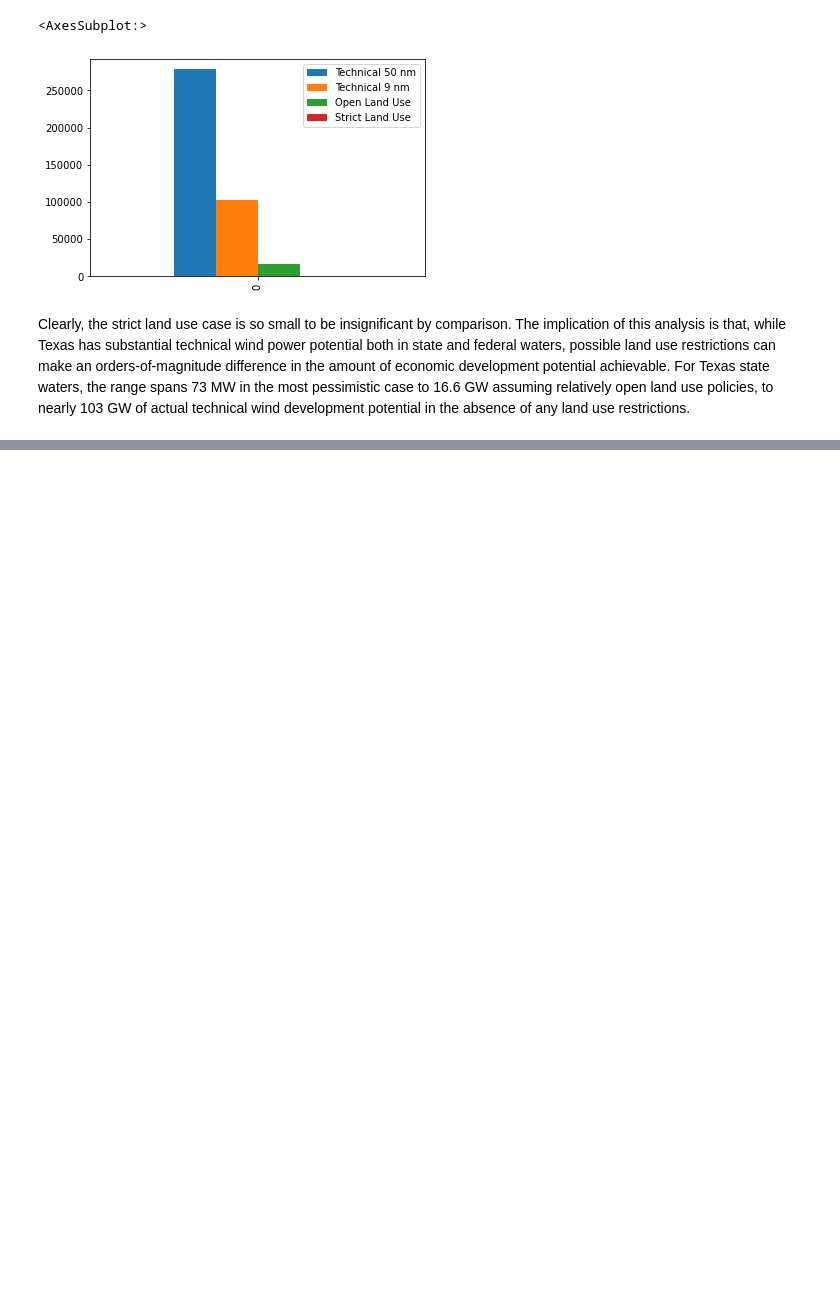
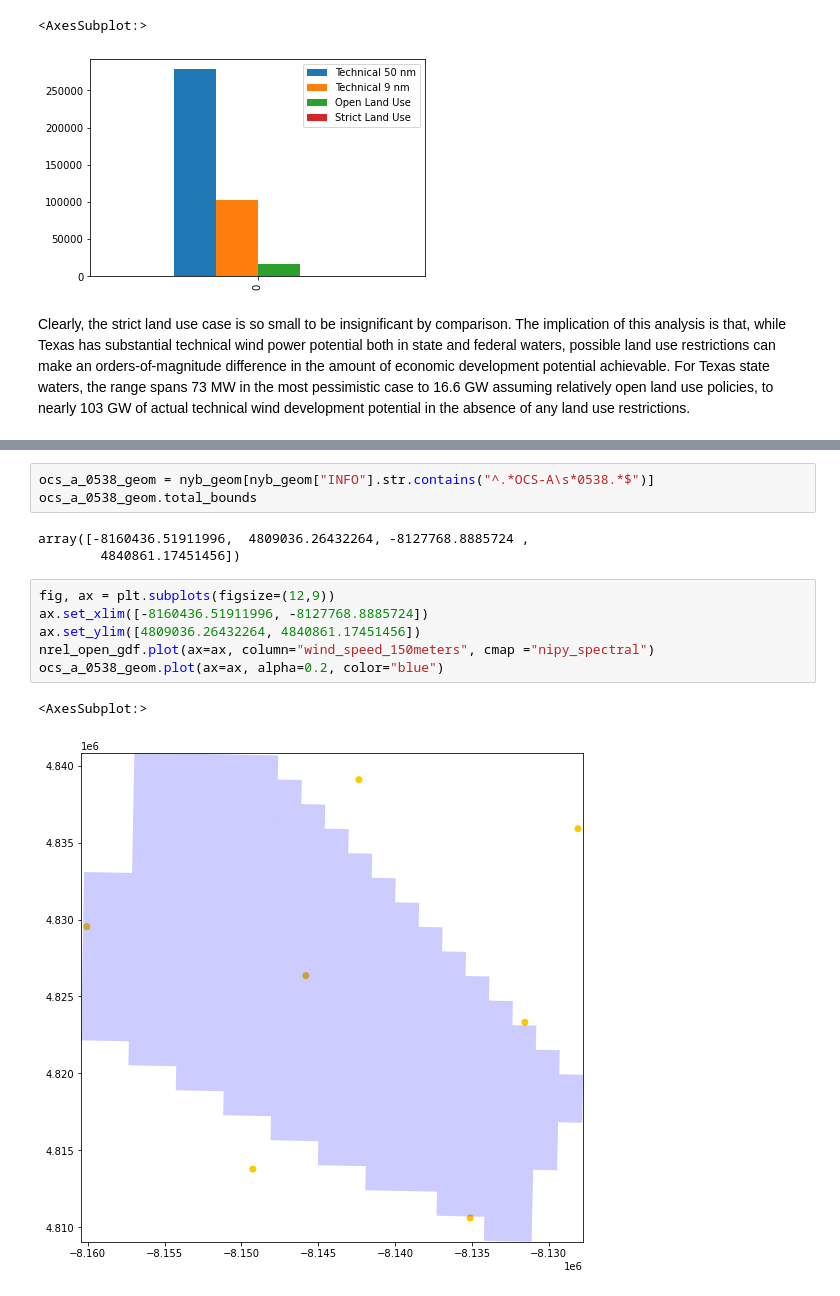
Before and after one commit to thomasmortiz/geospatial, a Jupyter notebook: TexasWindPower.ipynb, the cells around one changed output, grey strips where cells are left out. Drawn from its saved outputs; the diff is of its cells as text; blank space fills up the shorter version.

```diff
--- a/TexasWindPower.ipynb
+++ b/TexasWindPower.ipynb
@@ -193,0 +397,15 @@ Clearly, the strict land use case is so small to be insignificant by comparison.
+# %%
+ocs_a_0538_geom = nyb_geom[nyb_geom["INFO"].str.contains("^.*OCS-A\s*0538.*$")]
+ocs_a_0538_geom.total_bounds
+# %% [output]
+array([-8160436.51911996,  4809036.26432264, -8127768.8885724 ,
+        4840861.17451456])
+# %%
+fig, ax = plt.subplots(figsize=(12,9))
+ax.set_xlim([-8160436.51911996, -8127768.8885724])
+ax.set_ylim([4809036.26432264, 4840861.17451456])
+nrel_open_gdf.plot(ax=ax, column="wind_speed_150meters", cmap ="nipy_spectral")
+ocs_a_0538_geom.plot(ax=ax, alpha=0.2, color="blue")
+# %% [output]
+<AxesSubplot:>
+[figure, added]
```
Also changed, not shown: parts of 36 cells of this notebook.
